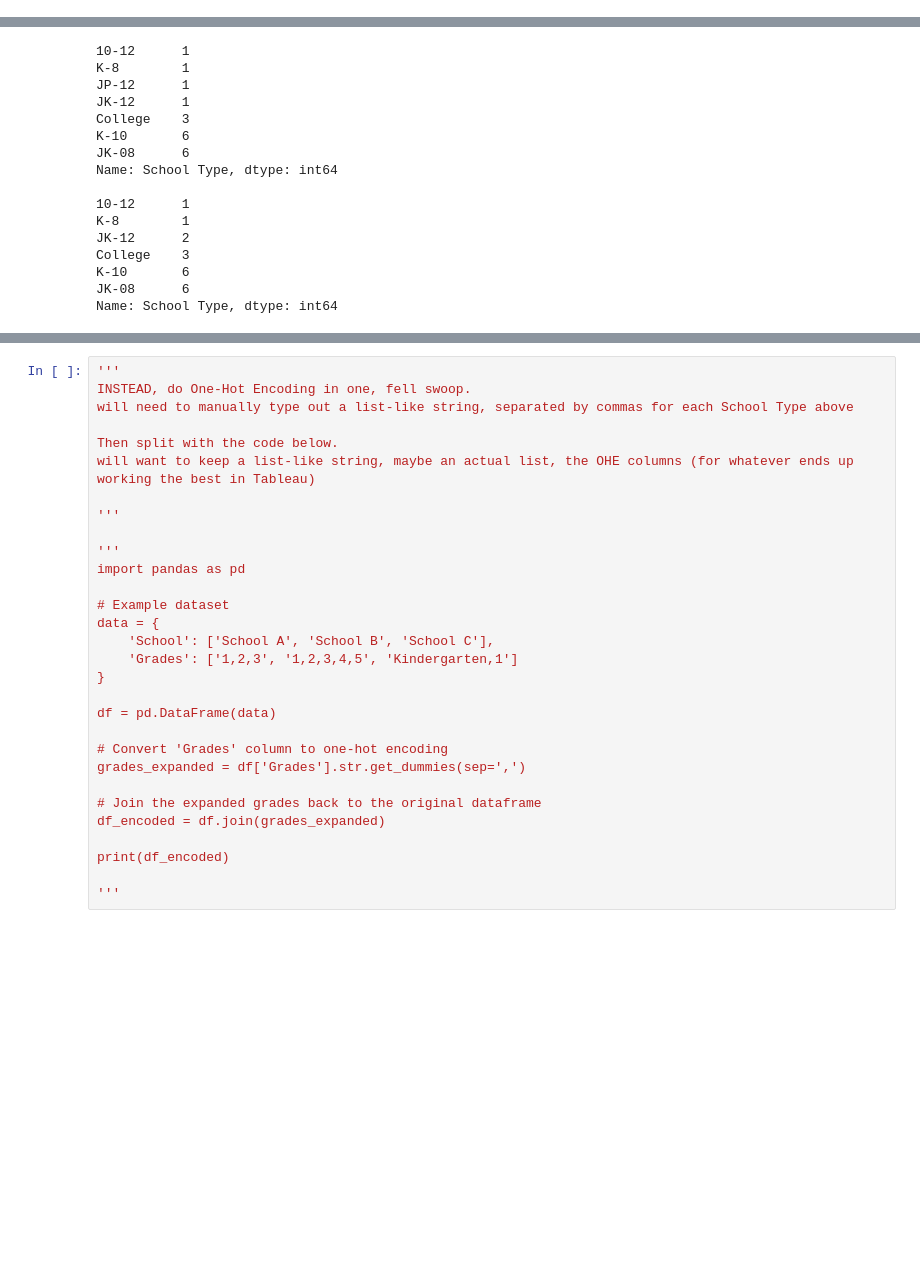
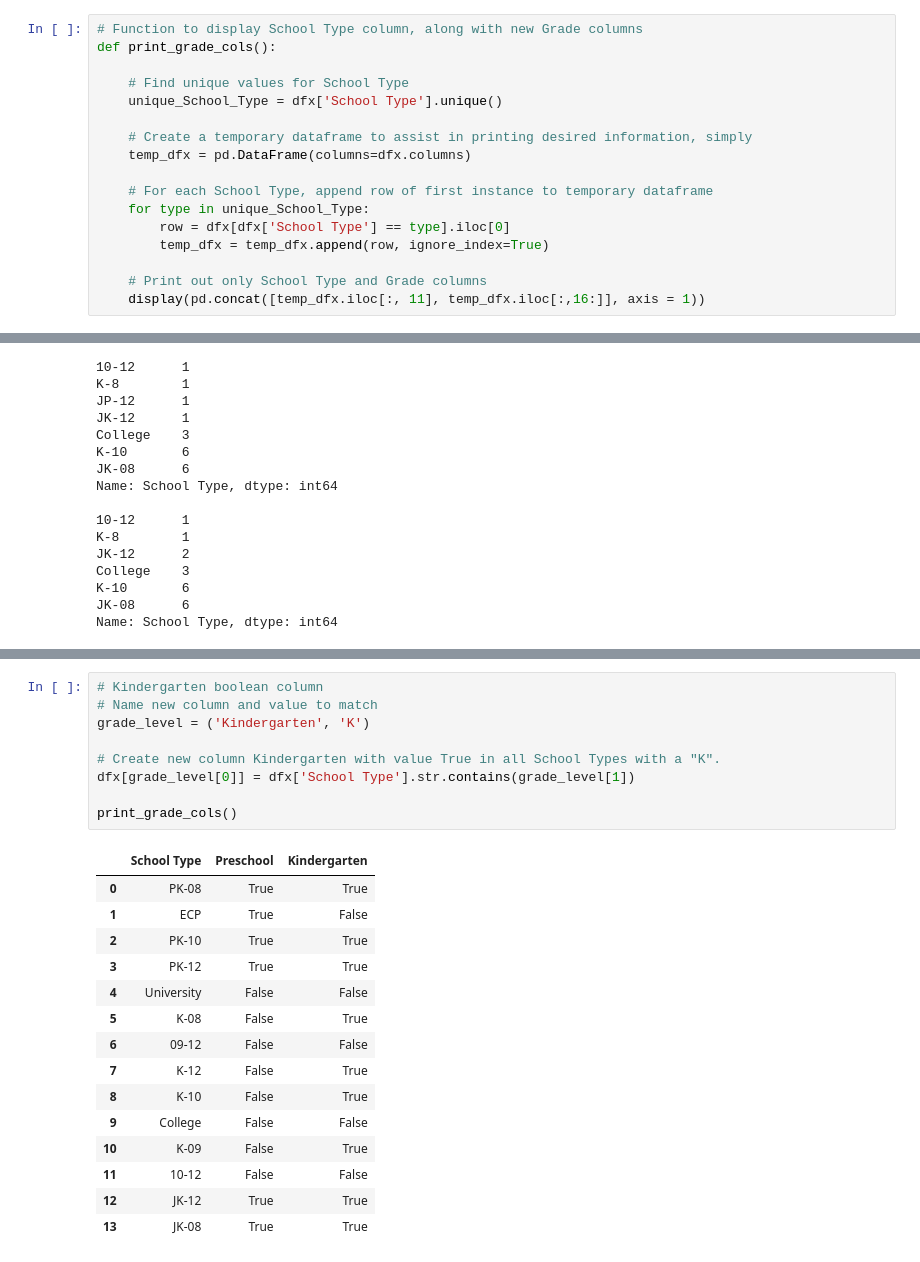
Before and after one commit to whitefreeze/SDANAD-Education, a Jupyter notebook: Scraping.ipynb, the cells around one changed output, grey strips where cells are left out. Cells and saved outputs as stored; diff of their text form; blank space fills up the shorter version.

```diff
--- a/Scraping.ipynb
+++ b/Scraping.ipynb
@@ -24,3 +41,20 @@ pd.set_option('display.max_columns', None)
+# %%
+# Function to display School Type column, along with new Grade columns
+def print_grade_cols():
+
+    # Find unique values for School Type
+    unique_School_Type = dfx['School Type'].unique()
+
+    # Create a temporary dataframe to assist in printing desired information, simply
+    temp_dfx = pd.DataFrame(columns=dfx.columns)
+
+    # For each School Type, append row of first instance to temporary dataframe
+    for type in unique_School_Type:
+        row = dfx[dfx['School Type'] == type].iloc[0]
+        temp_dfx = temp_dfx.append(row, ignore_index=True)
+
+    # Print out only School Type and Grade columns
+    display(pd.concat([temp_dfx.iloc[:, 11], temp_dfx.iloc[:,16:]], axis = 1))
 # %% [markdown]
 # Web Scrape
 # %%
@@ -519,30 +565,25 @@ print(school_types)  # correctly returns only preschool grades
-# %%
-'''
-INSTEAD, do One-Hot Encoding in one, fell swoop.
-will need to manually type out a list-like string, separated by commas for each School Type above
-
-Then split with the code below.
-will want to keep a list-like string, maybe an actual list, the OHE columns (for whatever ends up working the best in Tableau)
-
-'''
-
-'''
-import pandas as pd
-
-# Example dataset
-data = {
-    'School': ['School A', 'School B', 'School C'],
-    'Grades': ['1,2,3', '1,2,3,4,5', 'Kindergarten,1']
-}
-
-df = pd.DataFrame(data)
-
-# Convert 'Grades' column to one-hot encoding
-grades_expanded = df['Grades'].str.get_dummies(sep=',')
-
-# Join the expanded grades back to the original dataframe
-df_encoded = df.join(grades_expanded)
-
-print(df_encoded)
-
-'''
+# %%
+# Kindergarten boolean column
+# Name new column and value to match
+grade_level = ('Kindergarten', 'K')
+
+# Create new column Kindergarten with value True in all School Types with a "K".
+dfx[grade_level[0]] = dfx['School Type'].str.contains(grade_level[1])
+
+print_grade_cols()
+# %% [output]
+|  | School Type | Preschool | Kindergarten |
+| 0 | PK-08 | True | True |
+| 1 | ECP | True | False |
+| 2 | PK-10 | True | True |
+| 3 | PK-12 | True | True |
+| 4 | University | False | False |
+| 5 | K-08 | False | True |
+| 6 | 09-12 | False | False |
+| 7 | K-12 | False | True |
+| 8 | K-10 | False | True |
+| 9 | College | False | False |
+| 10 | K-09 | False | True |
+| 11 | 10-12 | False | False |
+| 12 | JK-12 | True | True |
+| 13 | JK-08 | True | True |
```
Also changed, not shown: parts of 20 cells of this notebook, 1 other file.
